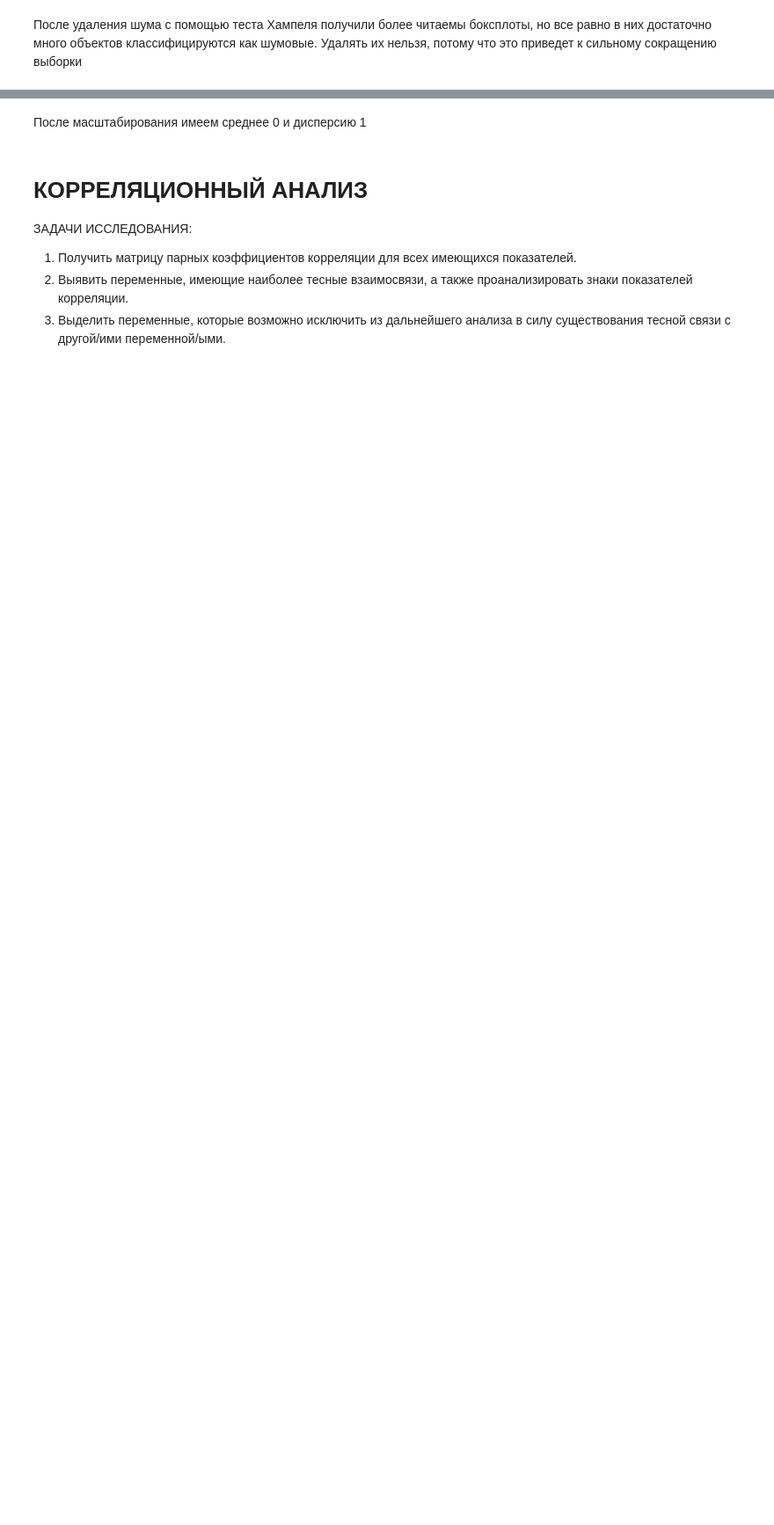
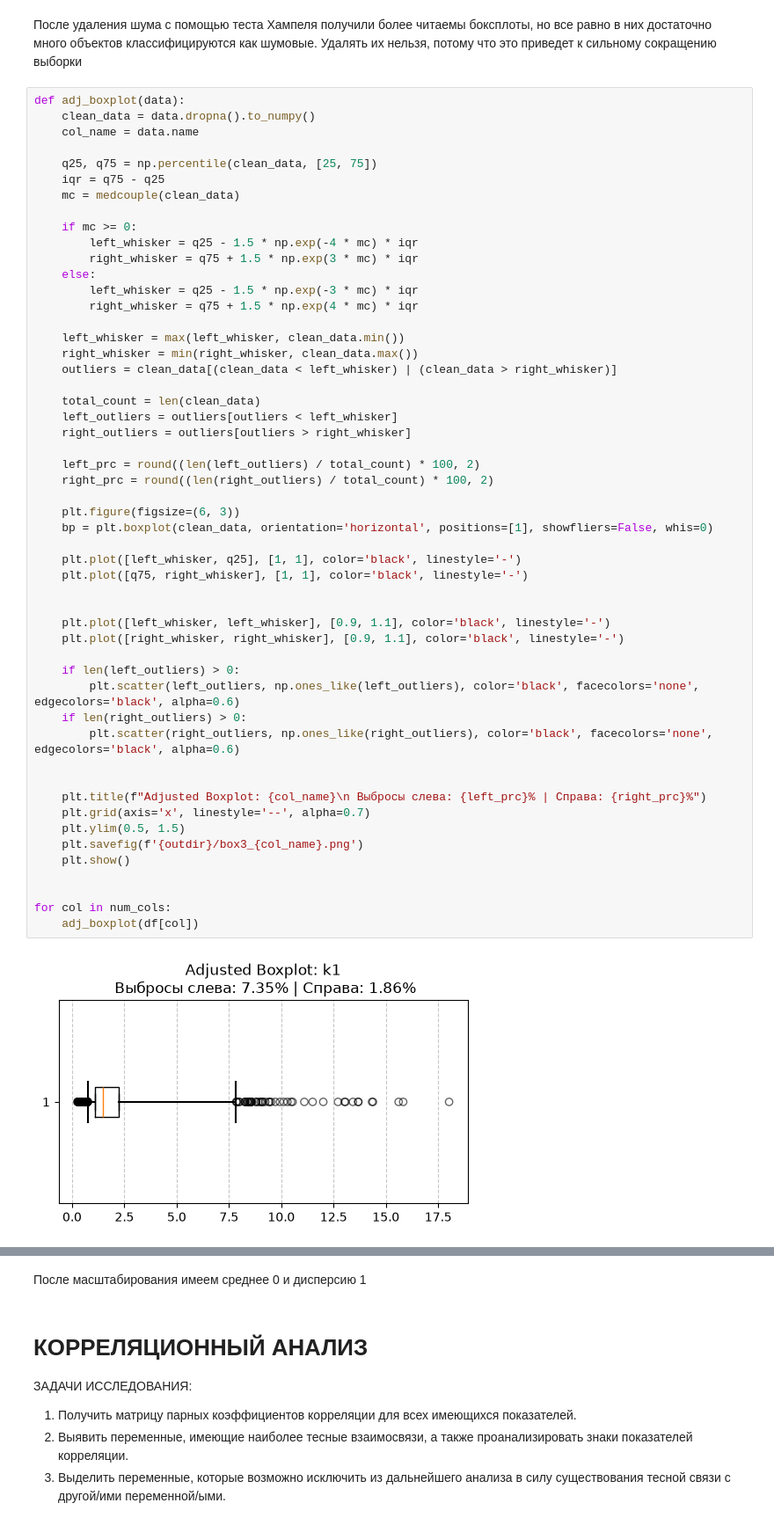
Before and after one commit to vaniiaaa/DAEFI, a Jupyter notebook: lab1_corr_analysis.ipynb, the cells around one changed output, grey strips where cells are left out. Shown at 88% size. Drawn from its saved outputs; the diff is of its cells as text; blank space fills up the shorter version.

```diff
--- a/lab1_corr_analysis.ipynb
+++ b/lab1_corr_analysis.ipynb
@@ -147,2 +259,56 @@ Year: 0.00% 0
 # %% [markdown]
 После удаления шума с помощью теста Хампеля получили более читаемы боксплоты, но все равно в них достаточно много объектов классифицируются как шумовые. Удалять их нельзя, потому что это приведет к сильному сокращению выборки
+# %%
+def adj_boxplot(data):
+    clean_data = data.dropna().to_numpy()
+    col_name = data.name
+
+    q25, q75 = np.percentile(clean_data, [25, 75])
+    iqr = q75 - q25
+    mc = medcouple(clean_data)
+
+    if mc >= 0:
+        left_whisker = q25 - 1.5 * np.exp(-4 * mc) * iqr
+        right_whisker = q75 + 1.5 * np.exp(3 * mc) * iqr
+    else:
+        left_whisker = q25 - 1.5 * np.exp(-3 * mc) * iqr
+        right_whisker = q75 + 1.5 * np.exp(4 * mc) * iqr
+
+    left_whisker = max(left_whisker, clean_data.min())
+    right_whisker = min(right_whisker, clean_data.max())
+    outliers = clean_data[(clean_data < left_whisker) | (clean_data > right_whisker)]
+
+    total_count = len(clean_data)
+    left_outliers = outliers[outliers < left_whisker]
+    right_outliers = outliers[outliers > right_whisker]
+
+    left_prc = round((len(left_outliers) / total_count) * 100, 2)
+    right_prc = round((len(right_outliers) / total_count) * 100, 2)
+
+    plt.figure(figsize=(6, 3))
+    bp = plt.boxplot(clean_data, orientation='horizontal', positions=[1], showfliers=False, whis=0)
+
+    plt.plot([left_whisker, q25], [1, 1], color='black', linestyle='-')
+    plt.plot([q75, right_whisker], [1, 1], color='black', linestyle='-')
+
+
+    plt.plot([left_whisker, left_whisker], [0.9, 1.1], color='black', linestyle='-')
+    plt.plot([right_whisker, right_whisker], [0.9, 1.1], color='black', linestyle='-')
+
+    if len(left_outliers) > 0:
+        plt.scatter(left_outliers, np.ones_like(left_outliers), color='black', facecolors='none', edgecolors='black', alpha=0.6)
+    if len(right_outliers) > 0:
+        plt.scatter(right_outliers, np.ones_like(right_outliers), color='black', facecolors='none', edgecolors='black', alpha=0.6)
+
+
+    plt.title(f"Adjusted Boxplot: {col_name}\n Выбросы слева: {left_prc}% | Справа: {right_prc}%")
+    plt.grid(axis='x', linestyle='--', alpha=0.7)
+    plt.ylim(0.5, 1.5)
+    plt.savefig(f'{outdir}/box3_{col_name}.png')
+    plt.show()
+
+
+for col in num_cols:
+    adj_boxplot(df[col])
+# %% [output]
+[figure, added]
```
Also changed, not shown: parts of 10 cells of this notebook.
